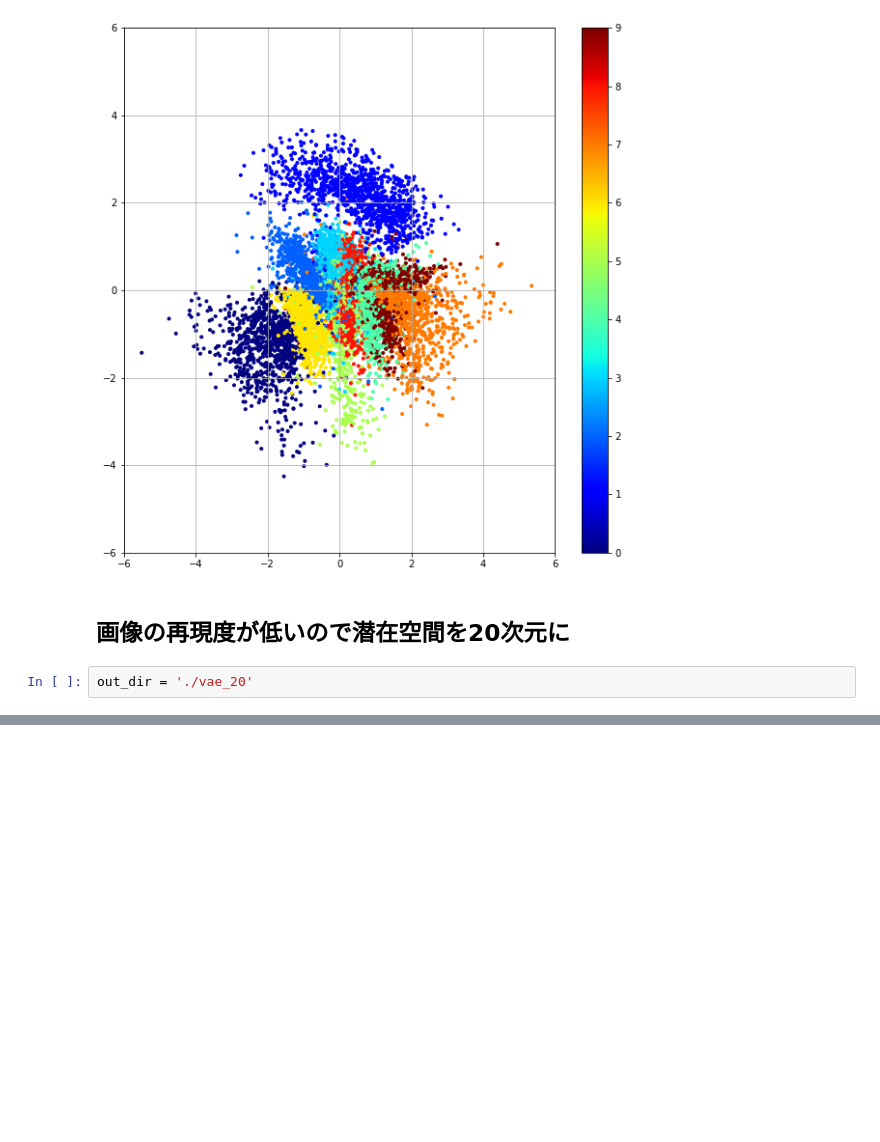
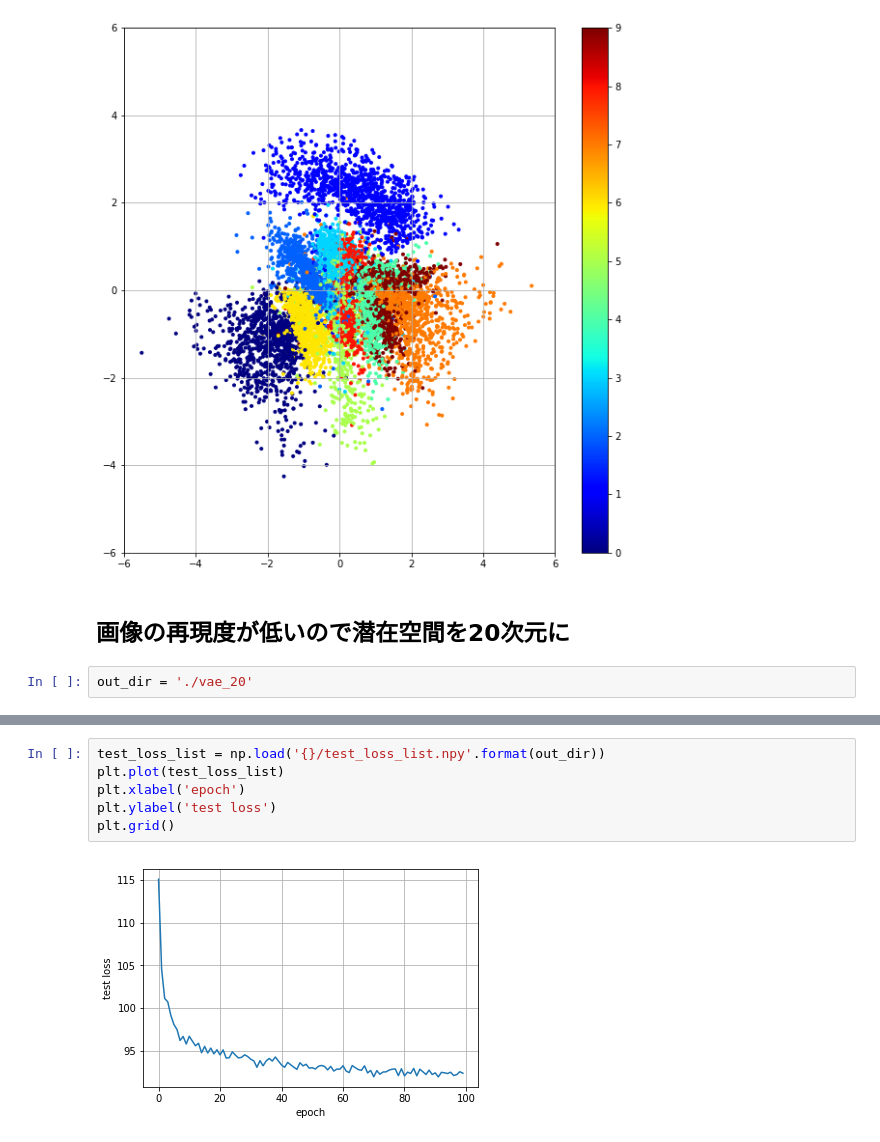
Before and after one commit to aidiary/pytorch-examples, a Jupyter notebook: notebooks/180221-variational-autoencoder.ipynb, the cells around one changed output, grey strips where cells are left out. Cells and saved outputs as stored; diff of their text form; blank space fills up the shorter version.

```diff
--- a/notebooks/180221-variational-autoencoder.ipynb
+++ b/notebooks/180221-variational-autoencoder.ipynb
@@ -380,3 +356,11 @@ Downloading reconstruction_20.png -> vae2/reconstruction_20.png
+# %%
+test_loss_list = np.load('{}/test_loss_list.npy'.format(out_dir))
+plt.plot(test_loss_list)
+plt.xlabel('epoch')
+plt.ylabel('test loss')
+plt.grid()
+# %% [output]
+[figure, added]
 # %%
 Image('vae_20/reconstruction_10.png')
 # %% [output]
```
Also changed, not shown: parts of 8 cells of this notebook.
